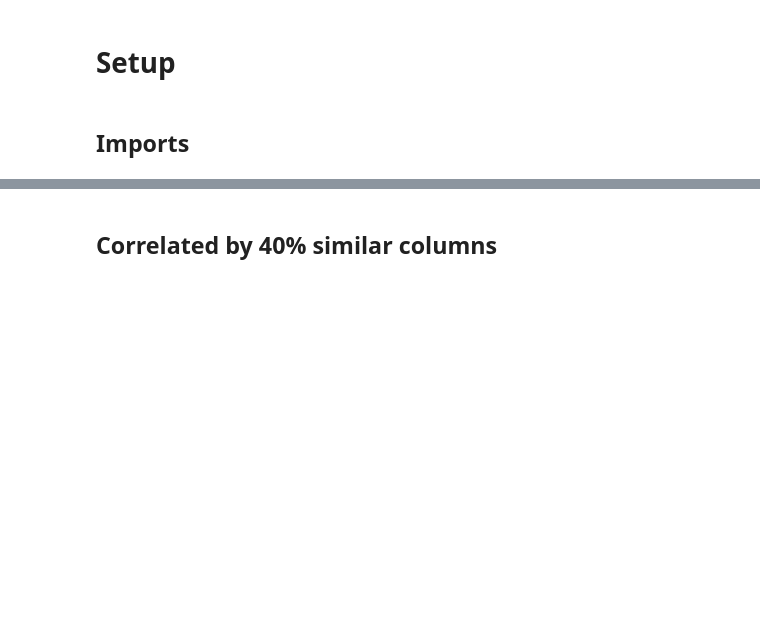
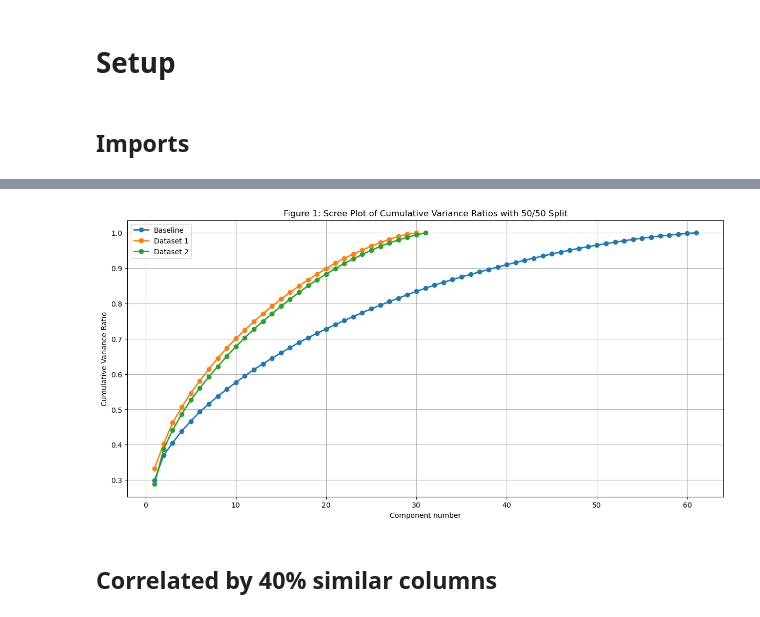
Before and after one commit to LeniaMalki/DistributedDataCompressionProject, a Jupyter notebook: main.ipynb, the cells around one changed output, grey strips where cells are left out. Saved outputs shown, nothing was run; the diff lists cells and outputs as text; code cells hidden in the pictures; blank space fills up the shorter version.

```diff
--- a/main.ipynb
+++ b/main.ipynb
@@ -179,3 +104,25 @@ No handles with labels found to put in legend.
+# %%
+# Calculate the midpoint for column splitting
+midpoint = len(pre_PCA.columns) // 2
+
+# Split the dataframe into two halves
+df_1 = pre_PCA.iloc[:, :midpoint]  # First half of columns
+df_2 = pre_PCA.iloc[:, midpoint:]  # Second half of columns
+
+# Calculate respective PCAs for each dataframe
+cvr1, pca_1 = perform_pca(df_1)
+cvr2, pca_2 = perform_pca(df_2)
+
+# Plot graphs
+plt.figure(figsize=(15, 7))
+plot_scree_plot(joint_cumulative_variance_ratio, "Baseline")
+plot_scree_plot(cvr1, "Dataset 1")
+plot_scree_plot(cvr2, "Dataset 2")
+
+plt.title('Figure 1: Scree Plot of Cumulative Variance Ratios with 50/50 Split')
+plt.show()
+# %% [output]
+[figure, added]
 # %% [markdown]
 ## Correlated by 40% similar columns
 # %%
```
Also changed, not shown: parts of 20 cells of this notebook.
